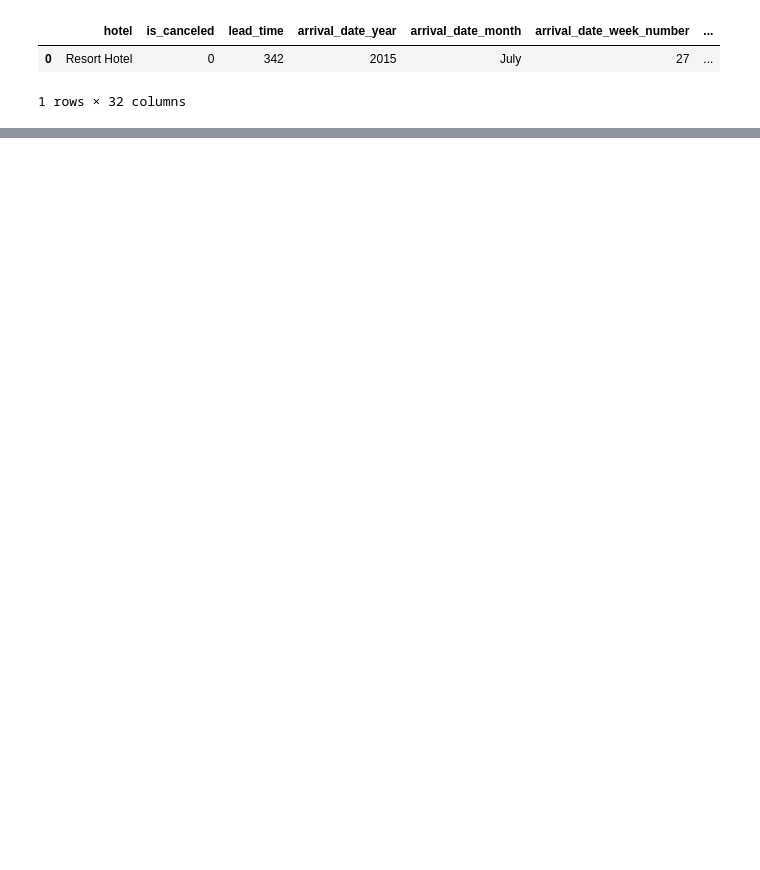
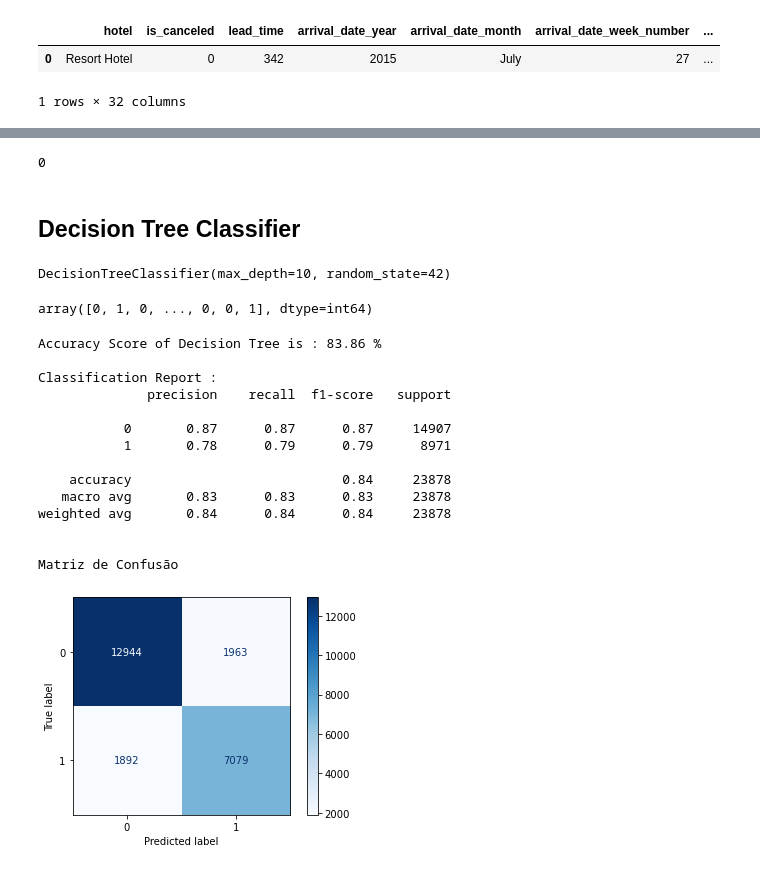
Before and after one commit to GabrielAsato/Curso_DS_Degree, a Jupyter notebook: Módulo 9 - Machine Learning I/Projetos/Projeto - hotel_bookings.ipynb, the cells around one changed output, grey strips where cells are left out. Cells and saved outputs as stored; diff of their text form; code cells hidden in the pictures; blank space fills up the shorter version.

```diff
--- a/Módulo 9 - Machine Learning I/Projetos/Projeto - hotel_bookings.ipynb
+++ b/Módulo 9 - Machine Learning I/Projetos/Projeto - hotel_bookings.ipynb
@@ -291,0 +235,12 @@ array(['Canceled', 'Check-Out', 'No-Show'], dtype=object)
+# %%
+# Transform das features de train
+from sklearn.preprocessing import OneHotEncoder
+
+ohe = OneHotEncoder(sparse = False)
+# fitar e transformar as features de treino
+X_train_enc = ohe.fit_transform(X_train[colunas_categoricas])
+X_train_enc = pd.DataFrame(X_train_enc, columns=ohe.get_feature_names_out(colunas_categoricas))
+X_train = X_train.reset_index(drop=True)
+X_train = pd.concat([X_train[colunas_numericas], X_train_enc], axis=1)
+X_train
+# target já está em numerico
@@ -291,0 +265,7 @@ array(['Canceled', 'Check-Out', 'No-Show'], dtype=object)
+# %%
+# Transformar as features de teste
+X_test = X_test.reset_index(drop=True)
+X_test_enc = ohe.transform(X_test[colunas_categoricas])
+X_test_enc = pd.DataFrame(X_test_enc, columns=ohe.get_feature_names_out(colunas_categoricas))
+X_test = pd.concat([X_test[colunas_numericas], X_test_enc], axis=1)
+X_test
@@ -291,0 +286,52 @@ array(['Canceled', 'Check-Out', 'No-Show'], dtype=object)
+# %%
+X_test.isna().sum().sum()
+# %% [output]
+0
+# %% [markdown]
+## Decision Tree Classifier
+# %%
+from sklearn.tree import DecisionTreeClassifier, plot_tree
+
+# Instância modelo de classificação
+model = DecisionTreeClassifier(max_depth = 10, random_state = 42)
+# Podei em max_depth = 10, pq deixar None leva a overfitting
+# Treina o modelo
+model.fit(X_train, y_train)
+# %% [output]
+DecisionTreeClassifier(max_depth=10, random_state=42)
+# %%
+# Prediz nos dados de teste
+y_pred = model.predict(X_test)
+y_pred
+# %% [output]
+array([0, 1, 0, ..., 0, 0, 1], dtype=int64)
+# %%
+from sklearn.metrics import accuracy_score, f1_score, confusion_matrix, ConfusionMatrixDisplay, classification_report
+
+acc_dtc = accuracy_score(y_test, y_pred)
+cm = confusion_matrix(y_test, y_pred)
+clf_report = classification_report(y_test, y_pred)
+
+print(f"Accuracy Score of Decision Tree is : {100*acc_dtc:.2f} %")
+print()
+print(f"Classification Report : \n{clf_report}")
+print()
+print("Matriz de Confusão")
+ConfusionMatrixDisplay(cm).plot(cmap='Blues')
+plt.show()
+# %% [output]
+Accuracy Score of Decision Tree is : 83.86 %
+
+Classification Report :
+              precision    recall  f1-score   support
+
+           0       0.87      0.87      0.87     14907
+           1       0.78      0.79      0.79      8971
+
+    accuracy                           0.84     23878
+   macro avg       0.83      0.83      0.83     23878
+weighted avg       0.84      0.84      0.84     23878
+
+
+Matriz de Confusão
+[figure, added]
```
Also changed, not shown: parts of 69 cells of this notebook, 4 other files.
